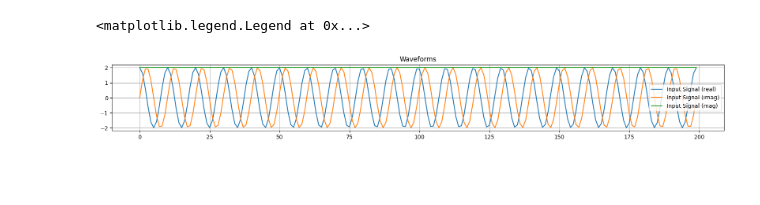
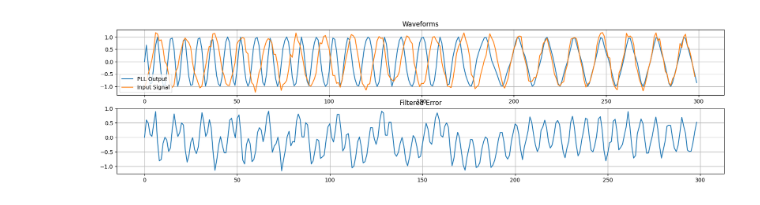
Before and after one commit to stevester94/notebooks, a Jupyter notebook: PLL.ipynb, the cells around one changed output. Drawn from its saved outputs; the diff is of its cells as text; code cells hidden in the pictures; blank space fills up the shorter version.

```diff
--- a/PLL.ipynb
+++ b/PLL.ipynb
@@ -29,6 +29,9 @@ class NumericallyControlledOscillator:
     def proc( self, e_F ):
         prev = self.prevPhaseEstimate
         new = prev + self.K_0 * e_F
+
+        if new > 2*np.pi:
+            new -= 2*np.pi
         self.prevPhaseEstimate = new
 
         return prev
@@ -71,61 +74,53 @@ class PhaseLockedLoop:
 
         self.last_sin_out = _sin_out
 
         return _cos_out, _sin_out, _e_D
 k = 1
 N = 15
 K_p = 0.2667
 K_i = 0.0178
 K_0 = 1
 
-fs = 100
-duration_secs = 2
-t = np.linspace(0,duration_secs, int(duration_secs*fs))
+num = 299
 
-in_A      = 2
-in_f_Hz   = 10
-in_phi    = 0
-in_sig    = in_A * np.exp( 2j * np.pi * in_f_Hz * t + in_phi)
+t = np.arange( num, dtype=int )
+input_signal = np.cos(2*np.pi*(k/N)*t + np.random.normal(0, 0.1, size=len(t)) + np.pi) # Sprinkle in phase noise
+input_signal +=  np.random.normal(0, 0.1, size=len(t)) # AWGN
 
-
-# input_signal = np.cos(2*np.pi*(k/N)*t + np.random.normal(0, 0.1, size=len(t)) + np.pi) # Sprinkle in phase noise
-# input_signal +=  np.random.normal(0, 0.1, size=len(t)) # AWGN
-
-# e_D = [] #phase-error output
-# cos_out = [0]
+e_D = [] #phase-error output
+cos_out = [0]
 
 
 
-# pll = PhaseLockedLoop( K_i, K_p, K_0, k/N )
-# for n in range(199):
-#     _cos_out, _sin_out, _e_D = pll.proc( input_signal[n] )
+pll = PhaseLockedLoop( K_i, K_p, K_0, k/N*2 )
+for n in range(num):
+    _cos_out, _sin_out, _e_D = pll.proc( input_signal[n] )
 
-#     cos_out.append( _cos_out )
-#     e_D.append( _e_D )
+    cos_out.append( _cos_out )
+    e_D.append( _e_D )
 
 
 
 # Create a Figure
 fig = plt.figure()
 fig.set_figheight(10)
 fig.set_figwidth(20)
 
 # Set up Axes
 ax1 = fig.add_subplot(411)
-# ax1.plot(cos_out, label='PLL Output')
-ax1.plot(in_sig.real, label='Input Signal (real)')
-ax1.plot(in_sig.imag, label='Input Signal (imag)')
-ax1.plot(np.abs(in_sig), label='Input Signal (mag)')
+ax1.plot(cos_out, label='PLL Output')
+plt.grid()
+ax1.plot(input_signal, label='Input Signal')
+plt.legend()
 ax1.set_title('Waveforms')
 
+# Show the plot
+#plt.show()
+
+ax2 = fig.add_subplot(412)
+ax2.plot( e_D )
 plt.grid()
-plt.legend()
-
-# ax2 = fig.add_subplot(412)
-# ax2.plot( e_D )
-# plt.grid()
-# ax2.set_title('Filtered Error')
-# plt.show()
+ax2.set_title('Filtered Error')
+plt.show()
 # %% [output]
-<matplotlib.legend.Legend at 0x...>
-[figure, old version]
+[figure, new version]
```
Also changed, not shown: parts of 1 cell of this notebook, 1 other file.
